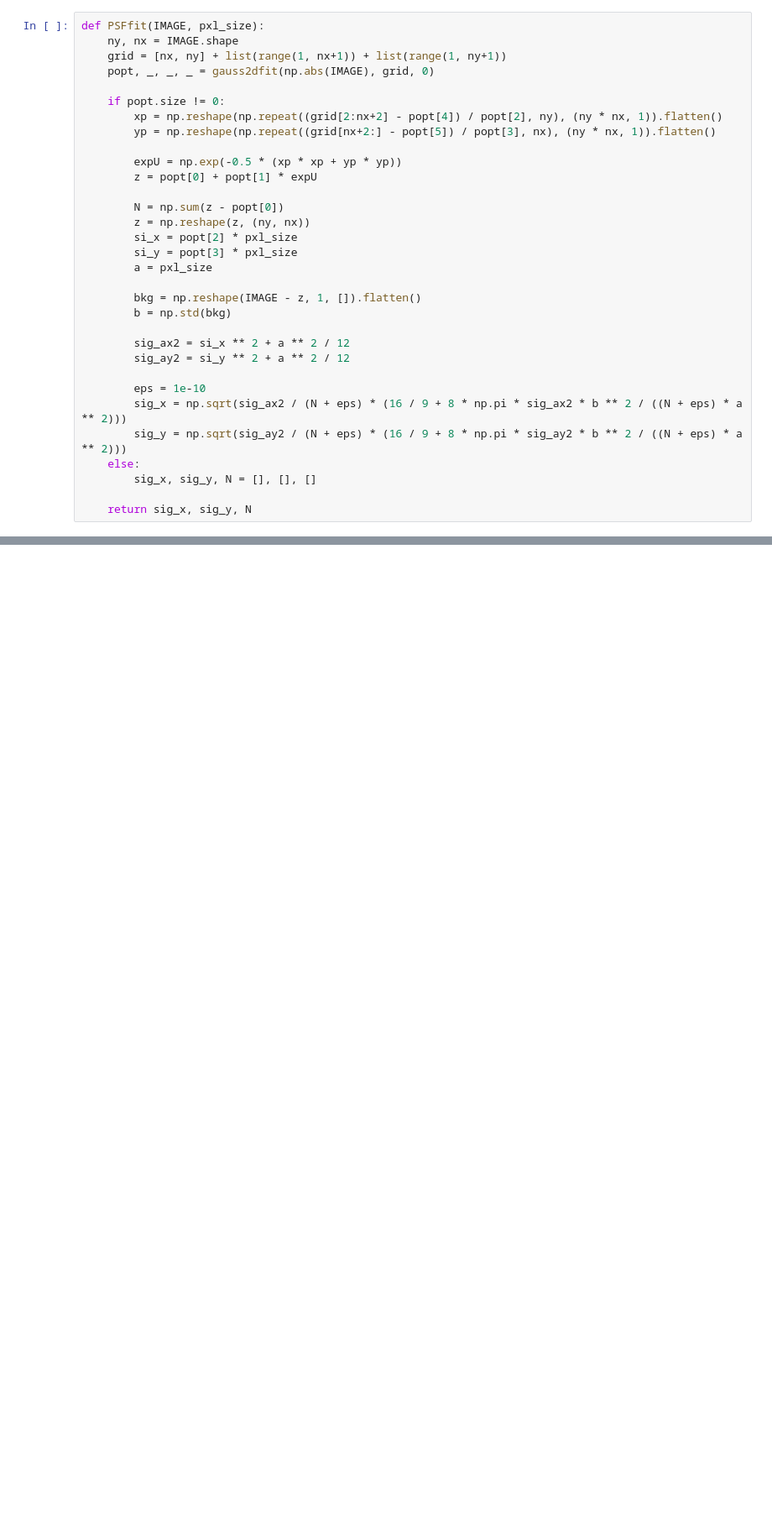
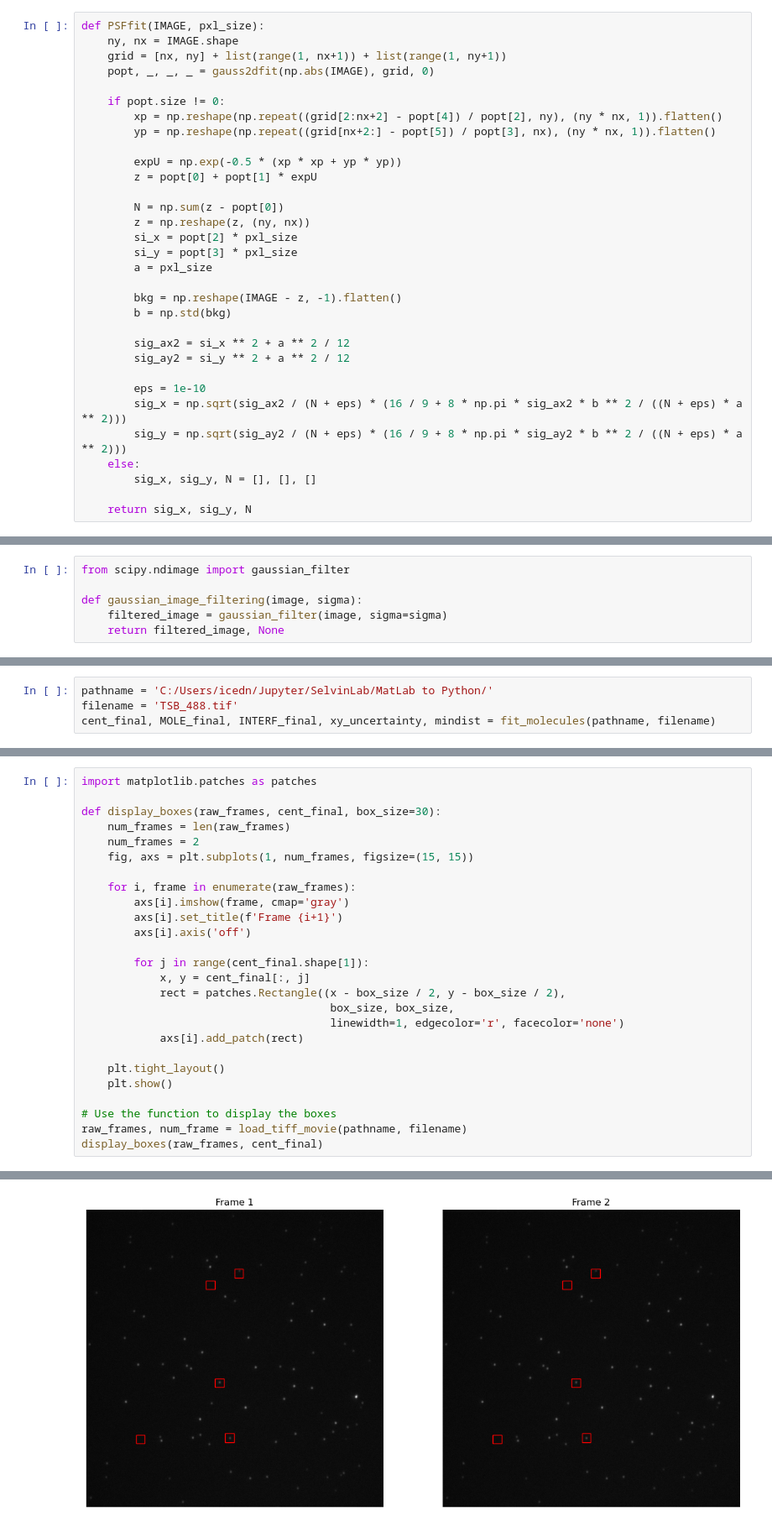
Before and after one commit to Max-Winga/Selvin-Lab-Point-Finder-Translation, a Jupyter notebook: Translation Fresh Attempt.ipynb, the cells around one changed output, grey strips where cells are left out. Shown at 84% size. Cells and saved outputs as stored; diff of their text form; blank space fills up the shorter version.

```diff
--- a/Translation Fresh Attempt.ipynb
+++ b/Translation Fresh Attempt.ipynb
@@ -272,7 +271,7 @@ def PSFfit(IMAGE, pxl_size):
         si_y = popt[3] * pxl_size
         a = pxl_size
 
-        bkg = np.reshape(IMAGE - z, 1, []).flatten()
+        bkg = np.reshape(IMAGE - z, -1).flatten()
         b = np.std(bkg)
 
         sig_ax2 = si_x ** 2 + a ** 2 / 12
@@ -287,0 +359,6 @@ def PSFfit(IMAGE, pxl_size):
+# %%
+from scipy.ndimage import gaussian_filter
+
+def gaussian_image_filtering(image, sigma):
+    filtered_image = gaussian_filter(image, sigma=sigma)
+    return filtered_image, None
@@ -287,0 +453,4 @@ def PSFfit(IMAGE, pxl_size):
+# %%
+pathname = 'C:/Users/icedn/Jupyter/SelvinLab/MatLab to Python/'
+filename = 'TSB_488.tif'
+cent_final, MOLE_final, INTERF_final, xy_uncertainty, mindist = fit_molecules(pathname, filename)
@@ -287,0 +476,27 @@ def PSFfit(IMAGE, pxl_size):
+# %%
+import matplotlib.patches as patches
+
+def display_boxes(raw_frames, cent_final, box_size=30):
+    num_frames = len(raw_frames)
+    num_frames = 2
+    fig, axs = plt.subplots(1, num_frames, figsize=(15, 15))
+
+    for i, frame in enumerate(raw_frames):
+        axs[i].imshow(frame, cmap='gray')
+        axs[i].set_title(f'Frame {i+1}')
+        axs[i].axis('off')
+
+        for j in range(cent_final.shape[1]):
+            x, y = cent_final[:, j]
+            rect = patches.Rectangle((x - box_size / 2, y - box_size / 2),
+                                      box_size, box_size,
+                                      linewidth=1, edgecolor='r', facecolor='none')
+            axs[i].add_patch(rect)
+
+    plt.tight_layout()
+    plt.show()
+
+# Use the function to display the boxes
+raw_frames, num_frame = load_tiff_movie(pathname, filename)
+display_boxes(raw_frames, cent_final)
+# %% [output]
@@ -287,0 +505 @@ def PSFfit(IMAGE, pxl_size):
+[figure, added]
```
Also changed, not shown: parts of 7 cells of this notebook, 38 other files.
